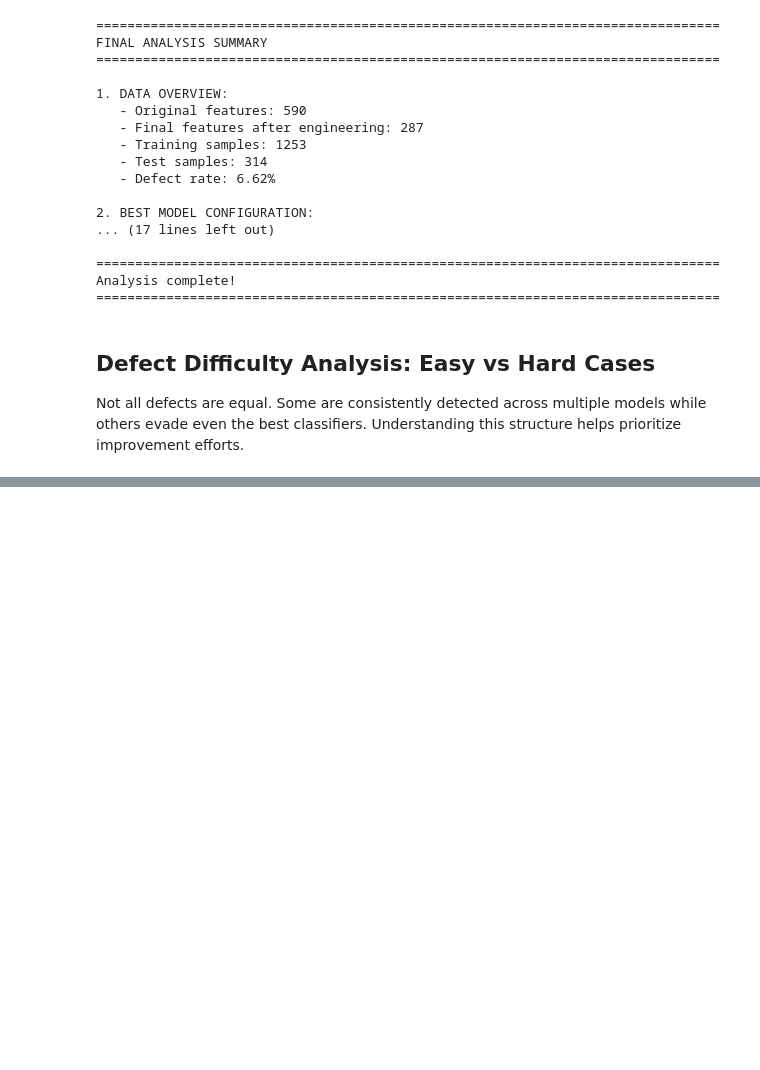
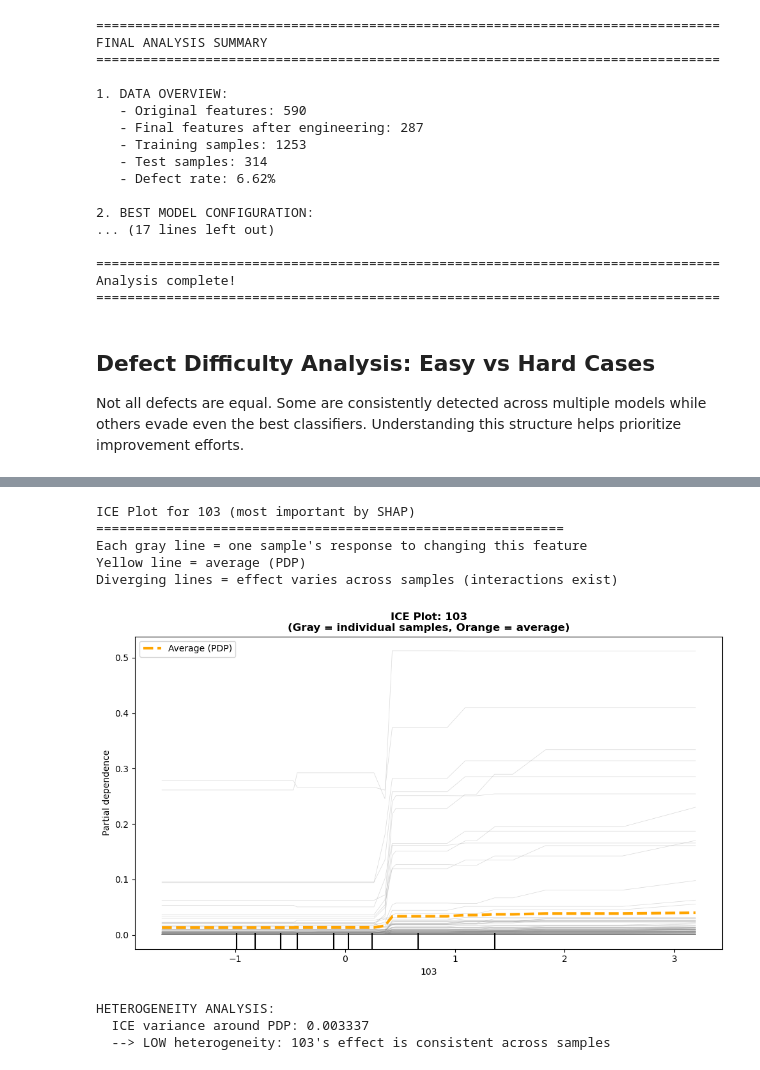
Before and after one commit to jhstat/Data-Projects, a Jupyter notebook: UCI_SECOM/DATA_ANALYSIS.ipynb, the cells around one changed output, grey strips where cells are left out. Cells and saved outputs as stored; diff of their text form; code cells hidden in the pictures; blank space fills up the shorter version.

```diff
--- a/UCI_SECOM/DATA_ANALYSIS.ipynb
+++ b/UCI_SECOM/DATA_ANALYSIS.ipynb
@@ -1741,0 +2372,66 @@ else:
+# %%
+# ============================================================
+# ICE PLOTS: INDIVIDUAL CONDITIONAL EXPECTATION
+# ============================================================
+# ICE shows individual sample curves, not just the average (PDP)
+# If ICE lines diverge, the effect varies across samples (interaction effects)
+
+# Pick the most important feature for detailed ICE analysis
+top_feature = top_6_features[0]
+top_feature_idx = top_6_indices[0]
+
+print(f"ICE Plot for {top_feature} (most important by SHAP)")
+print("="*60)
+print("Each gray line = one sample's response to changing this feature")
+print("Yellow line = average (PDP)")
+print("Diverging lines = effect varies across samples (interactions exist)")
+
+fig, ax = plt.subplots(figsize=(10, 6))
+
+# Sample 100 random instances for clarity
+np.random.seed(42)
+sample_idx = np.random.choice(len(X_test_final), size=min(100, len(X_test_final)), replace=False)
+X_sample = X_test_final.iloc[sample_idx]
+
+PartialDependenceDisplay.from_estimator(
+    best_model,
+    X_sample,
+    features=[top_feature_idx],
+    feature_names=feature_names,
+    kind='both',  # Shows both ICE (individual) and PDP (average)
+    ax=ax,
+    ice_lines_kw={'color': 'gray', 'alpha': 0.3, 'linewidth': 0.5},
+    pd_line_kw={'color': 'orange', 'linewidth': 3, 'label': 'Average (PDP)'},
+    random_state=42
+)
+
+ax.set_title(f'ICE Plot: {top_feature}\n(Gray = individual samples, Orange = average)',
+             fontsize=12, fontweight='bold')
+ax.legend()
+plt.tight_layout()
+plt.show()
+
+# Quantify heterogeneity
+pdp_result = partial_dependence(best_model, X_test_final, features=[top_feature_idx], kind='both')
+ice_lines = pdp_result['individual'][0]
+pdp_line = pdp_result['average'][0]
+
+# Calculate variance of ICE lines around PDP
+ice_variance = np.var(ice_lines, axis=0).mean()
+print(f"\nHETEROGENEITY ANALYSIS:")
+print(f"  ICE variance around PDP: {ice_variance:.6f}")
+if ice_variance > 0.01:
+    print(f"  --> HIGH heterogeneity: {top_feature}'s effect varies across samples")
+    print(f"      (Likely interaction with other features)")
+else:
+    print(f"  --> LOW heterogeneity: {top_feature}'s effect is consistent across samples")
+# %% [output]
+ICE Plot for 103 (most important by SHAP)
+============================================================
+Each gray line = one sample's response to changing this feature
+Yellow line = average (PDP)
+Diverging lines = effect varies across samples (interactions exist)
+[figure, added]
+HETEROGENEITY ANALYSIS:
+  ICE variance around PDP: 0.003337
+  --> LOW heterogeneity: 103's effect is consistent across samples
```
Also changed, not shown: parts of 27 cells of this notebook, 1 other file.
